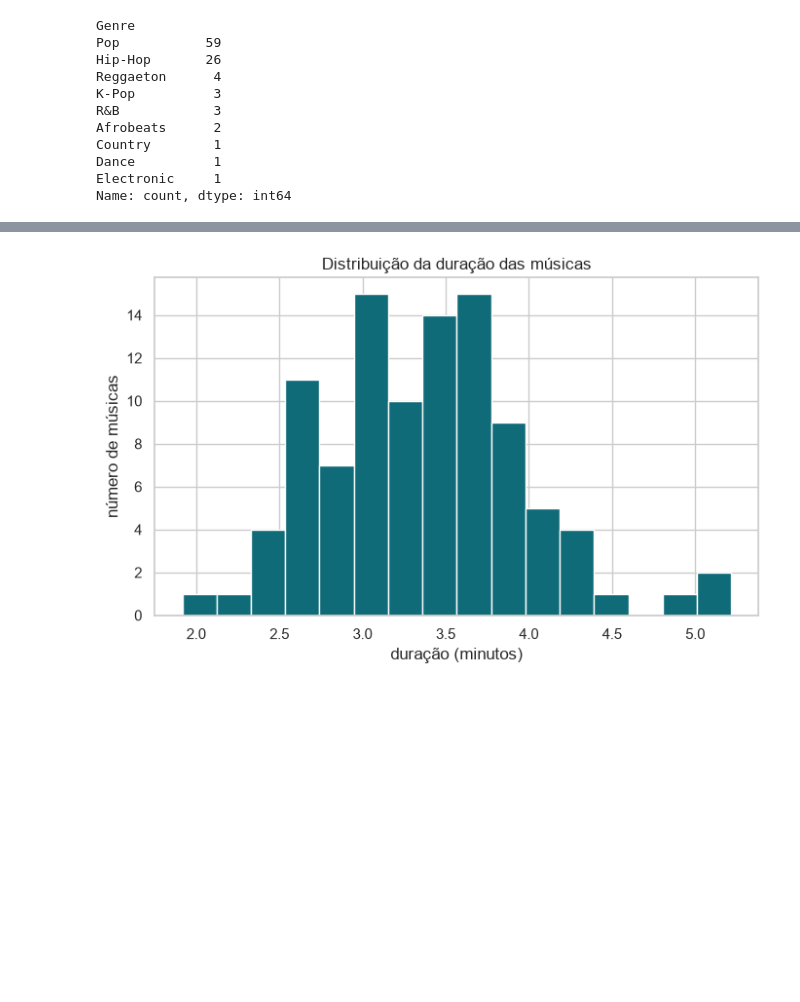
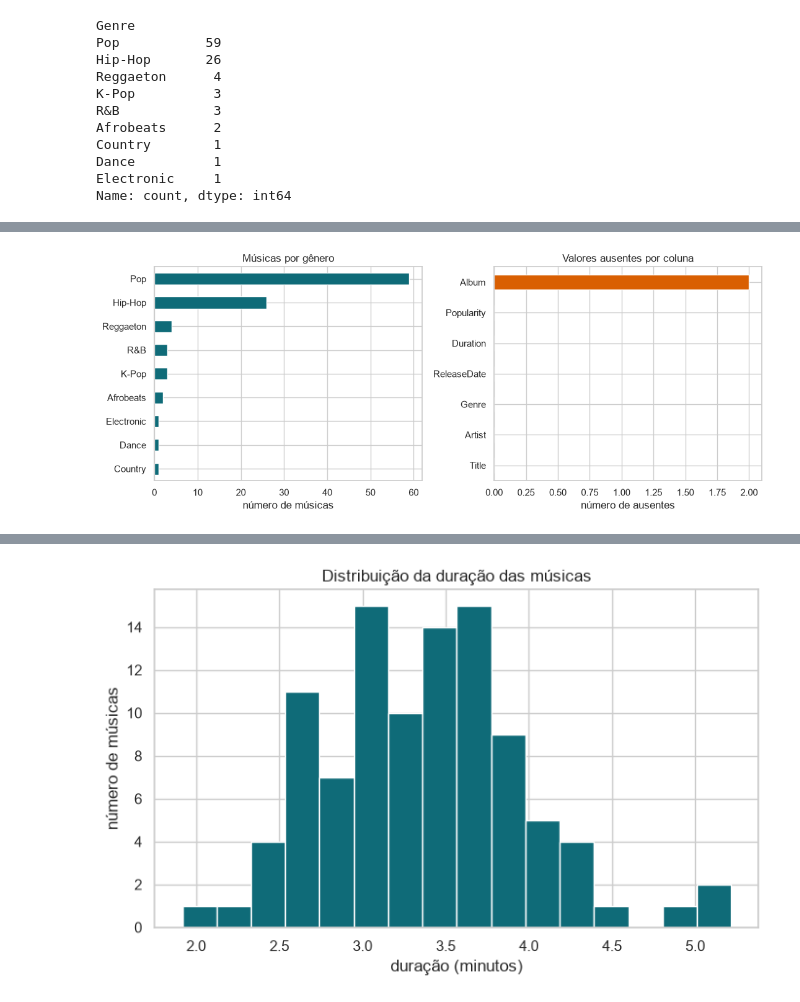
Before and after one commit to heitorramos/icd, a Jupyter notebook: exemplos/06-tendencias-centrais/notebook.ipynb, the cells around one changed output, grey strips where cells are left out. Saved outputs shown, nothing was run; the diff lists cells and outputs as text; code cells hidden in the pictures; blank space fills up the shorter version.

```diff
--- a/exemplos/06-tendencias-centrais/notebook.ipynb
+++ b/exemplos/06-tendencias-centrais/notebook.ipynb
@@ -164,0 +146,17 @@ songs[["duration_min", "Popularity"]].describe().round(2)
+# %%
+fig, axes = plt.subplots(1, 2, figsize=(11, 4.5))
+
+songs["Genre"].value_counts().sort_values().plot.barh(ax=axes[0], color="#0f6b78")
+axes[0].set_title("Músicas por gênero")
+axes[0].set_xlabel("número de músicas")
+axes[0].set_ylabel("")
+
+raw.isna().sum().sort_values().plot.barh(ax=axes[1], color="#d95f02")
+axes[1].set_title("Valores ausentes por coluna")
+axes[1].set_xlabel("número de ausentes")
+axes[1].set_ylabel("")
+
+plt.tight_layout()
+plt.show()
+# %% [output]
+[figure, added]
```
Also changed, not shown: parts of 72 cells of this notebook, 15 other files.
